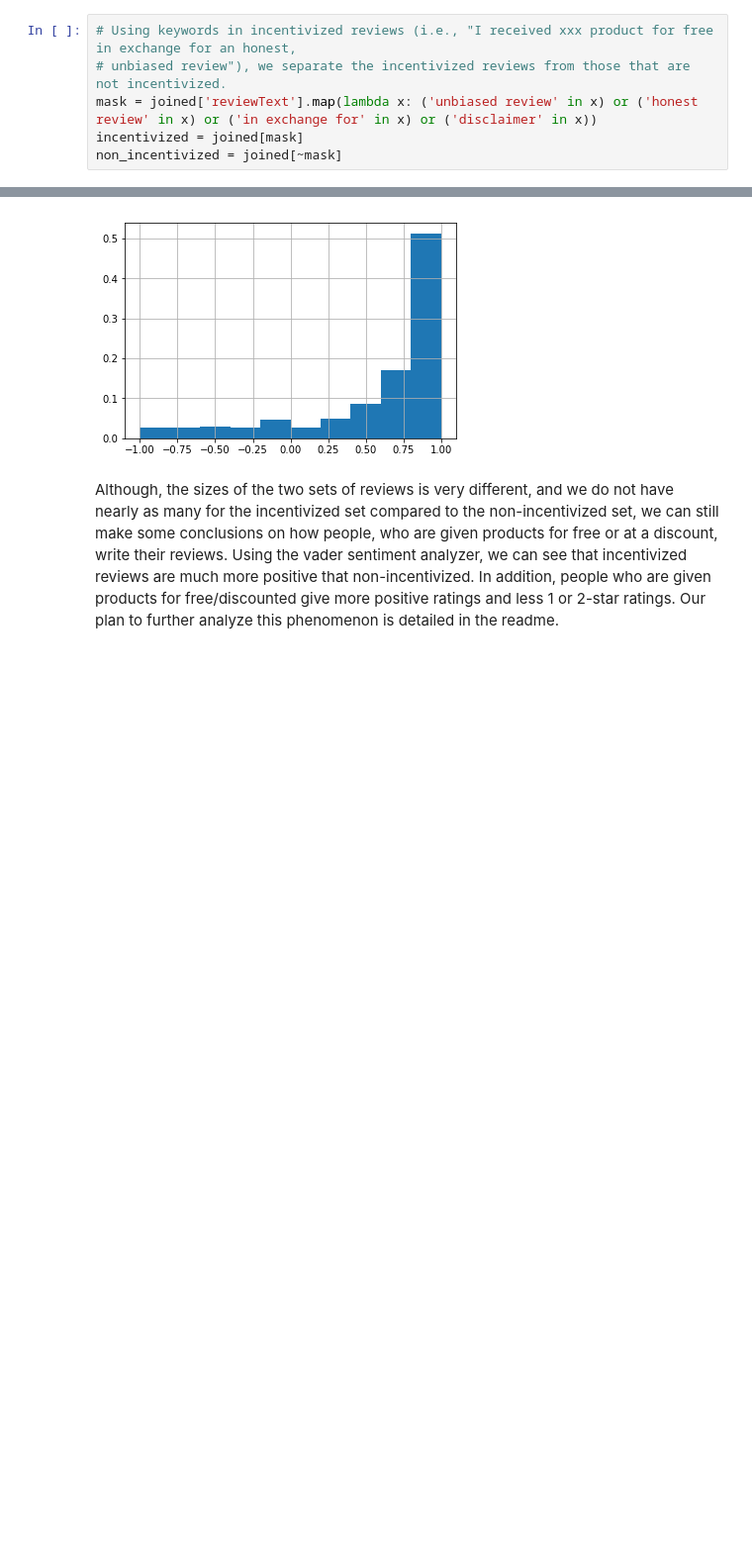
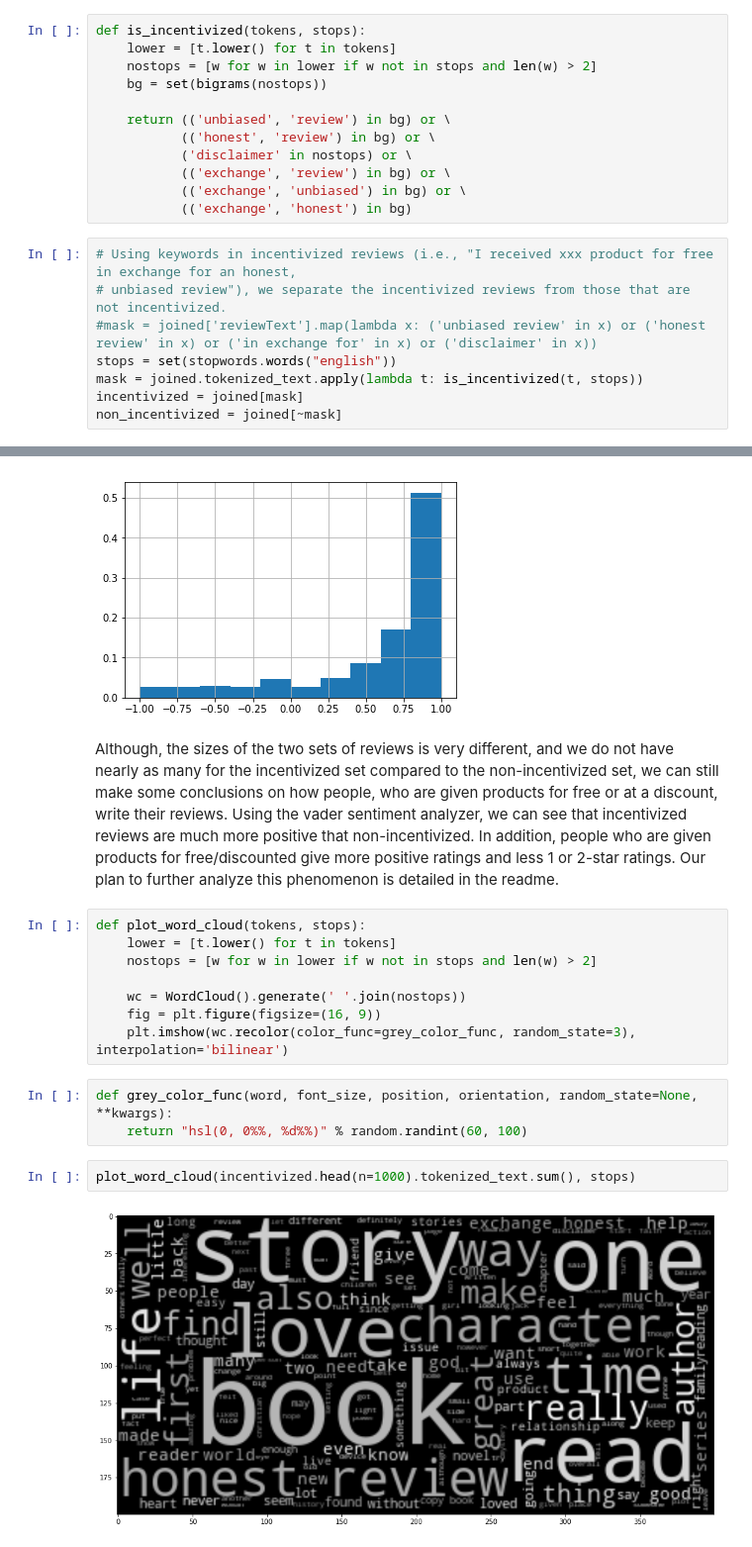
Before and after one commit to justcho5/ADA, a Jupyter notebook: project/Periodicity.ipynb, the cells around one changed output, grey strips where cells are left out. Shown at 99% size. Saved outputs shown, nothing was run; the diff lists cells and outputs as text; blank space fills up the shorter version.

```diff
--- a/project/Periodicity.ipynb
+++ b/project/Periodicity.ipynb
@@ -519,10 +523,24 @@ In the abstract for our project we planned to investigate whether factors such a
 ### Future Direction:
 
 We struggled to find significant correlations with the price, time, salesRank factors on user reviews, as we had initially proposed. However, we became more interested in learning about how incentivization can impact how reviewers write their reviews and how products are rated. The following is a glimpse into a couple interesting leads we have to understand the influence of incentivization on review quality.
+# %%
+def is_incentivized(tokens, stops):
+    lower = [t.lower() for t in tokens]
+    nostops = [w for w in lower if w not in stops and len(w) > 2]
+    bg = set(bigrams(nostops))
+
+    return (('unbiased', 'review') in bg) or \
+           (('honest', 'review') in bg) or \
+           ('disclaimer' in nostops) or \
+           (('exchange', 'review') in bg) or \
+           (('exchange', 'unbiased') in bg) or \
+           (('exchange', 'honest') in bg)
 # %%
 # Using keywords in incentivized reviews (i.e., "I received xxx product for free in exchange for an honest,
 # unbiased review"), we separate the incentivized reviews from those that are not incentivized.
-mask = joined['reviewText'].map(lambda x: ('unbiased review' in x) or ('honest review' in x) or ('in exchange for' in x) or ('disclaimer' in x))
+#mask = joined['reviewText'].map(lambda x: ('unbiased review' in x) or ('honest review' in x) or ('in exchange for' in x) or ('disclaimer' in x))
+stops = set(stopwords.words("english"))
+mask = joined.tokenized_text.apply(lambda t: is_incentivized(t, stops))
 incentivized = joined[mask]
 non_incentivized = joined[~mask]
 # %%
@@ -571,3 +589,18 @@ Histogram of Review Text Sentiment Score for Non-Incentivized Reviews
 [figure]
 # %% [markdown]
 Although, the sizes of the two sets of reviews is very different, and we do not have nearly as many for the incentivized set compared to the non-incentivized set, we can still make some conclusions on how people, who are given products for free or at a discount, write their reviews. Using the vader sentiment analyzer, we can see that incentivized reviews are much more positive that non-incentivized. In addition, people who are given products for free/discounted give more positive ratings and less 1 or 2-star ratings. Our plan to further analyze this phenomenon is detailed in the readme.
+# %%
+def plot_word_cloud(tokens, stops):
+    lower = [t.lower() for t in tokens]
+    nostops = [w for w in lower if w not in stops and len(w) > 2]
+
+    wc = WordCloud().generate(' '.join(nostops))
+    fig = plt.figure(figsize=(16, 9))
+    plt.imshow(wc.recolor(color_func=grey_color_func, random_state=3), interpolation='bilinear')
+# %%
+def grey_color_func(word, font_size, position, orientation, random_state=None, **kwargs):
+    return "hsl(0, 0%%, %d%%)" % random.randint(60, 100)
+# %%
+plot_word_cloud(incentivized.head(n=1000).tokenized_text.sum(), stops)
+# %% [output]
+[figure, added]
```
Also changed, not shown: parts of 4 cells of this notebook, 1 other file.
